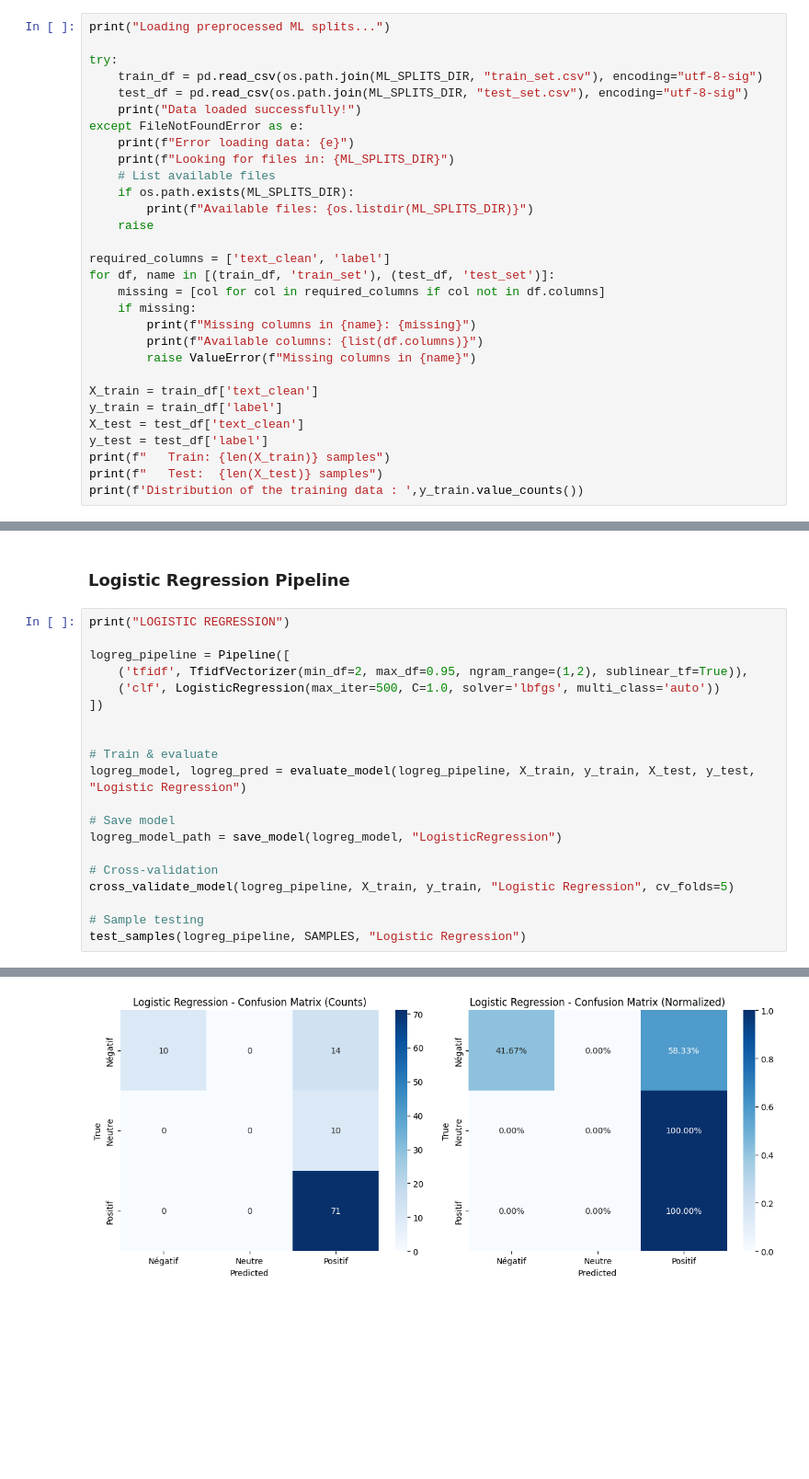
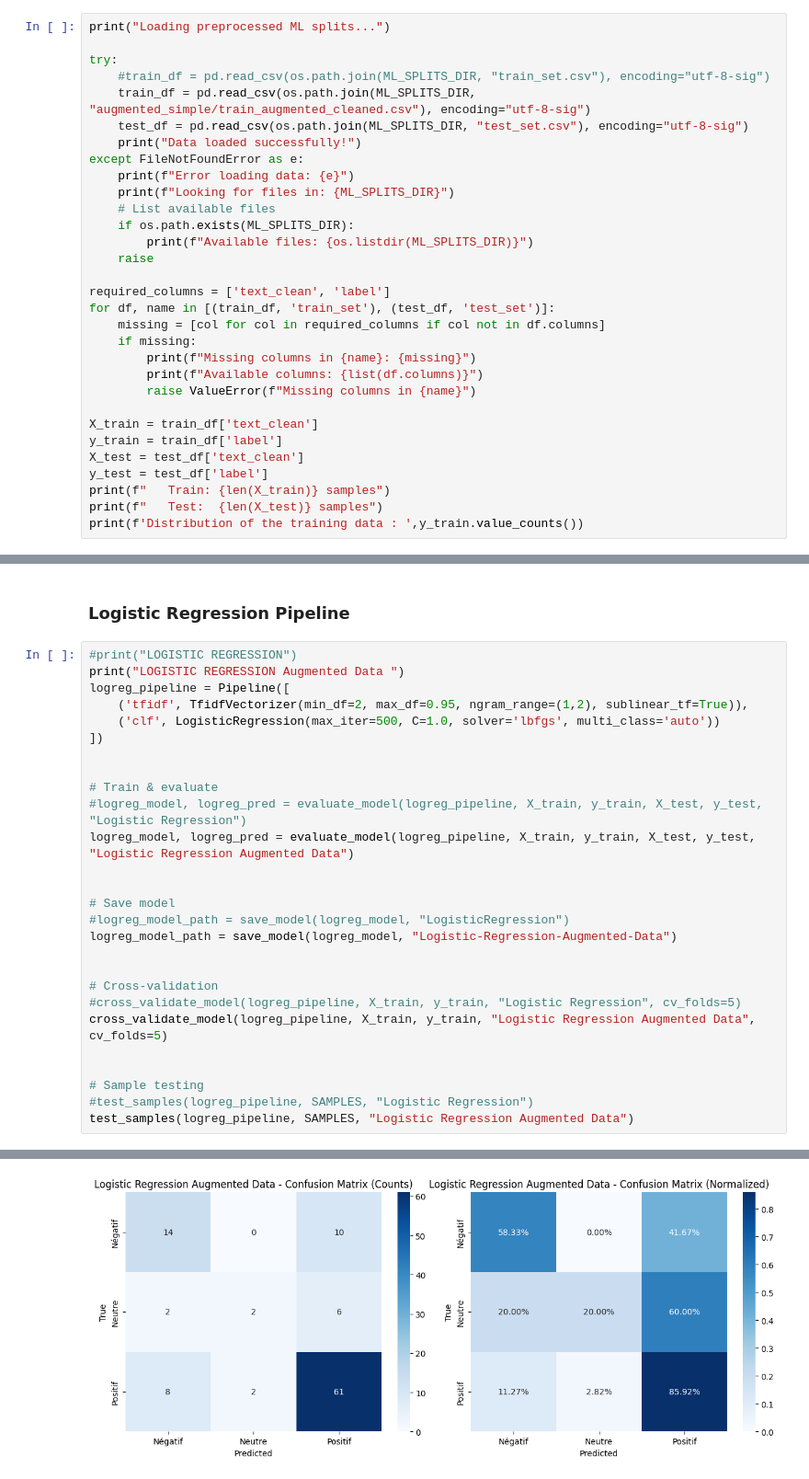
Before and after one commit to eya2105/customer_review_analysis, a Jupyter notebook: models/logistic_regression.ipynb, the cells around one changed output, grey strips where cells are left out. Shown at 92% size. Saved outputs shown, nothing was run; the diff lists cells and outputs as text; blank space fills up the shorter version.

```diff
--- a/models/logistic_regression.ipynb
+++ b/models/logistic_regression.ipynb
@@ -27,7 +27,8 @@ LABEL_NAMES = {0: "Négatif", 1: "Neutre", 2: "Positif"}
 print("Loading preprocessed ML splits...")
 
 try:
-    train_df = pd.read_csv(os.path.join(ML_SPLITS_DIR, "train_set.csv"), encoding="utf-8-sig")
+    #train_df = pd.read_csv(os.path.join(ML_SPLITS_DIR, "train_set.csv"), encoding="utf-8-sig")
+    train_df = pd.read_csv(os.path.join(ML_SPLITS_DIR, "augmented_simple/train_augmented_cleaned.csv"), encoding="utf-8-sig")
     test_df = pd.read_csv(os.path.join(ML_SPLITS_DIR, "test_set.csv"), encoding="utf-8-sig")
     print("Data loaded successfully!")
 except FileNotFoundError as e:
@@ -165,8 +166,8 @@ def save_model(pipeline, model_name):
 # %% [markdown]
 ### Logistic Regression Pipeline
 # %%
-print("LOGISTIC REGRESSION")
-
+#print("LOGISTIC REGRESSION")
+print("LOGISTIC REGRESSION Augmented Data ")
 logreg_pipeline = Pipeline([
     ('tfidf', TfidfVectorizer(min_df=2, max_df=0.95, ngram_range=(1,2), sublinear_tf=True)),
     ('clf', LogisticRegression(max_iter=500, C=1.0, solver='lbfgs', multi_class='auto'))
@@ -174,14 +175,21 @@ logreg_pipeline = Pipeline([
 
 
 # Train & evaluate
-logreg_model, logreg_pred = evaluate_model(logreg_pipeline, X_train, y_train, X_test, y_test, "Logistic Regression")
+#logreg_model, logreg_pred = evaluate_model(logreg_pipeline, X_train, y_train, X_test, y_test, "Logistic Regression")
+logreg_model, logreg_pred = evaluate_model(logreg_pipeline, X_train, y_train, X_test, y_test, "Logistic Regression Augmented Data")
+
 
 # Save model
-logreg_model_path = save_model(logreg_model, "LogisticRegression")
+#logreg_model_path = save_model(logreg_model, "LogisticRegression")
+logreg_model_path = save_model(logreg_model, "Logistic-Regression-Augmented-Data")
+
 
 # Cross-validation
-cross_validate_model(logreg_pipeline, X_train, y_train, "Logistic Regression", cv_folds=5)
+#cross_validate_model(logreg_pipeline, X_train, y_train, "Logistic Regression", cv_folds=5)
+cross_validate_model(logreg_pipeline, X_train, y_train, "Logistic Regression Augmented Data", cv_folds=5)
+
 
 # Sample testing
-test_samples(logreg_pipeline, SAMPLES, "Logistic Regression")
+#test_samples(logreg_pipeline, SAMPLES, "Logistic Regression")
+test_samples(logreg_pipeline, SAMPLES, "Logistic Regression Augmented Data")
 # %% [output]
@@ -207 +215 @@ PER-CLASS F1 SCORES:
-[figure, old version]
+[figure, new version]
```
Also changed, not shown: parts of 4 cells of this notebook, 12 other files.
